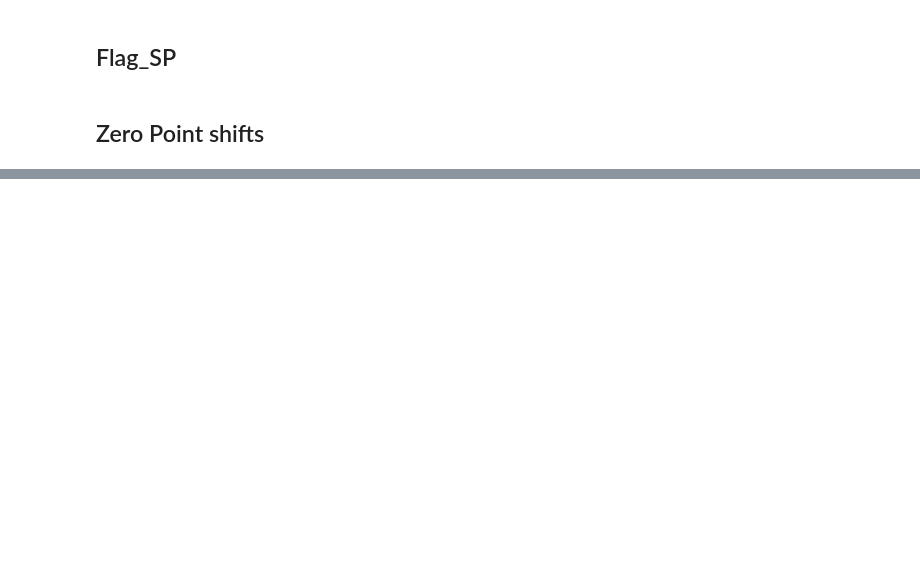
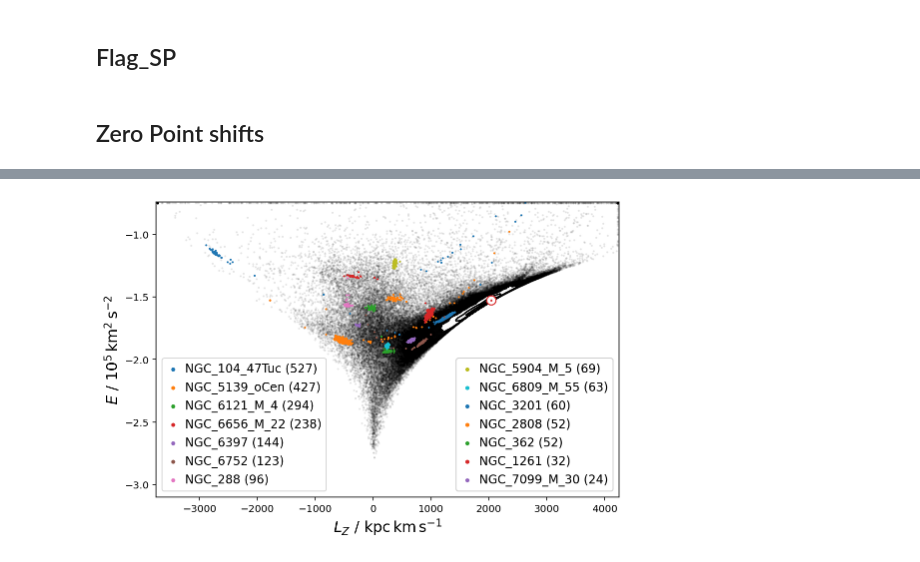
Before and after one commit to svenbuder/galah_dr4_paper, a Jupyter notebook: galah_dr4_paper_plots.ipynb, the cells around one changed output, grey strips where cells are left out. Drawn from its saved outputs; the diff is of its cells as text; code cells hidden in the pictures; blank space fills up the shorter version.

```diff
--- a/galah_dr4_paper_plots.ipynb
+++ b/galah_dr4_paper_plots.ipynb
@@ -556,0 +817,52 @@ cbar.set_label('Nr. Stars',fontsize=15)
+# %%
+f,ax = plt.subplots(figsize=(7.5,5))
+
+use = np.isfinite(output['Energy'])
+corner.hist2d(
+    (galah_dr4_dynamics['L_Z'][use]).clip(min=-3725,max=4225),
+    (galah_dr4_dynamics['Energy'][use]/10**5).clip(min=-3.0,max=-0.75),
+    range = [(-3750,4250),(-3.1,-0.74)],
+    bins = 500,
+    ax=ax,
+    zorder=1
+)
+ax.set_xlabel(r'$L_Z~/~\mathrm{kpc\,km\,s^{-1}}$',fontsize=15)
+ax.set_ylabel(r'$E~/~10^{5}\,\mathrm{km^2\,s^{-2}}$',fontsize=15)
+
+gcs = Table()
+gcs['cluster'], gcs['counts'] = np.unique(gcs_dr4['cluster'],return_counts=True)
+gcs.sort('counts',reverse=True)
+
+circle = mpatches.Ellipse((sun['L_Z'][0],sun['Energy']/10**5), 140, 0.07, color='white',fill=True, zorder=3)
+ax.add_patch(circle)
+ax.text(sun['L_Z'][0]-10,sun['Energy']/10**5, r'$\odot$', fontsize=16, fontweight='bold', ha='center', va='center', color='C3', zorder=4)
+
+scatter_plots = []
+
+nr = 0
+for gc in gcs['cluster']:
+    in_cluster = (gcs_dr4['cluster'] == gc) & np.isfinite(gcs_dr4['L_Z'])
+    if len(gcs_dr4['cluster'][in_cluster]) > 20:
+        scatter_plots.append(ax.scatter(
+            gcs_dr4['L_Z'][in_cluster],
+            gcs_dr4['Energy'][in_cluster]/10**5,
+            label = gc + ' ('+str(len(gcs_dr4['cluster'][in_cluster]))+')',
+            s = 1, zorder=2
+        ))
+        nr +=1
+
+scatter_plots_left = scatter_plots[:7]
+scatter_plots_left2 = scatter_plots[8:]
+
+# Create legends
+legend1 = ax.legend(handles=scatter_plots_left, loc='lower left', fontsize=12, handlelength=1, markerscale = 3, handletextpad=0.5)
+ax.add_artist(legend1)
+legend2 = ax.legend(handles=scatter_plots_left2, loc='lower right', fontsize=12, handlelength=1, markerscale = 3, handletextpad=0.5)
+ax.add_artist(legend2)
+
+plt.tight_layout()
+plt.savefig('figures/galah_dr4_lz_e_with_gcs.png',dpi=300,bbox_inches='tight')
+plt.show()
+plt.close()
+# %% [output]
+[figure, added]
```
Also changed, not shown: parts of 17 cells of this notebook, 5 other files.
